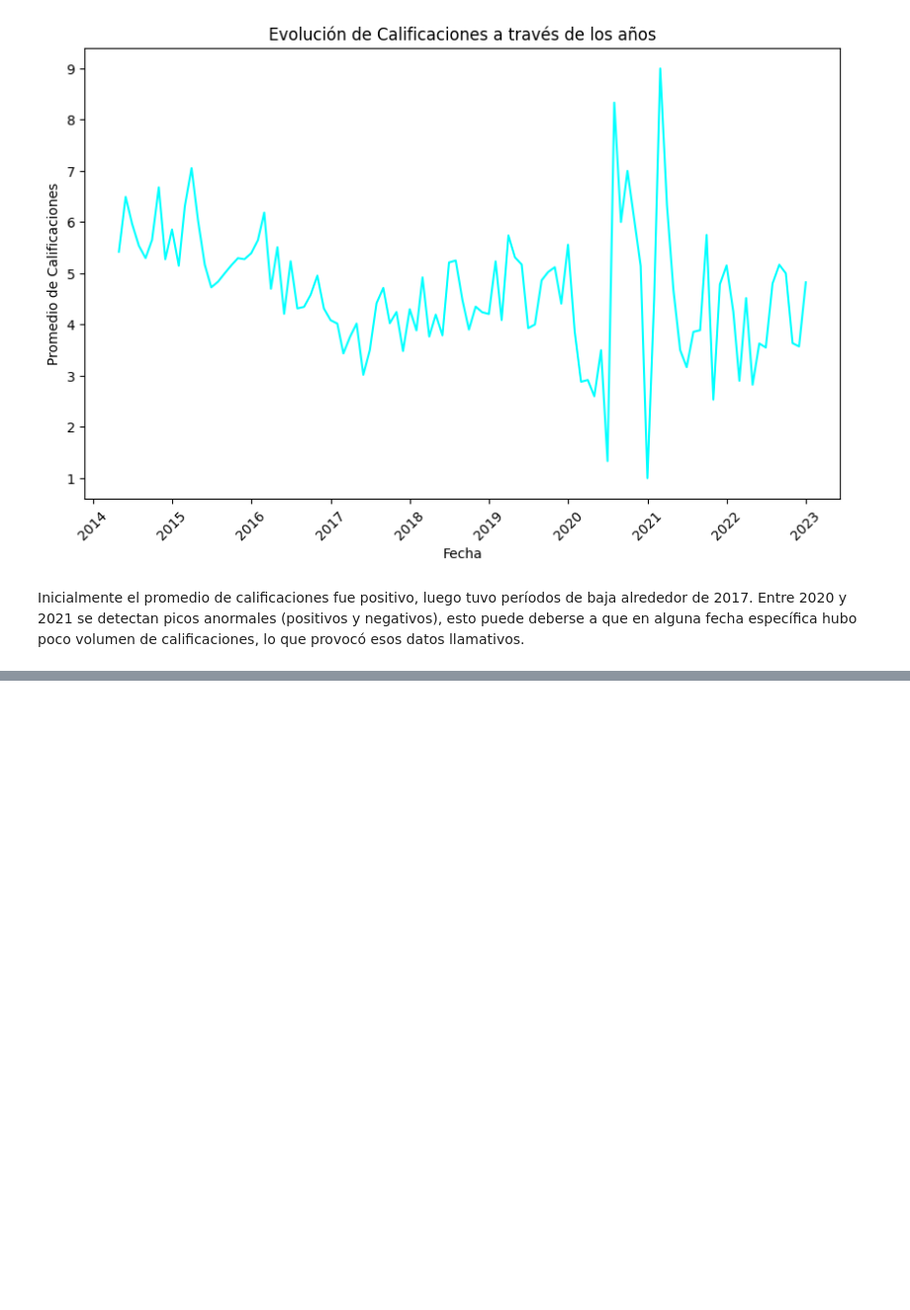
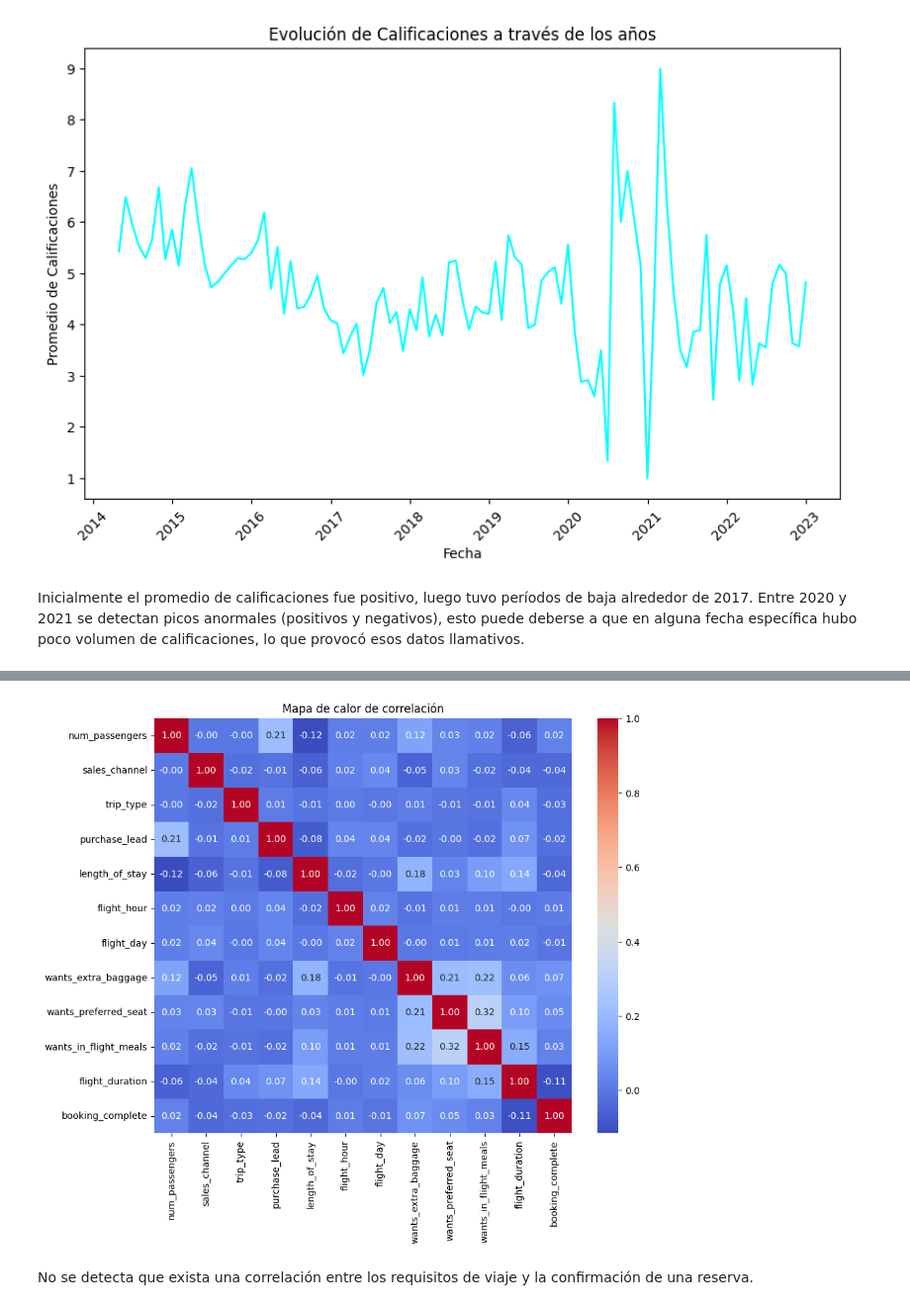
Before and after one commit to alexguttlein/TP1-AnalisisExploratorioDeDatos, a Jupyter notebook: TP1_Análisis_Exploratorio_de_Datos.ipynb, the cells around one changed output, grey strips where cells are left out. Shown at 99% size. Cells and saved outputs as stored; diff of their text form; code cells hidden in the pictures; blank space fills up the shorter version.

```diff
--- a/TP1_Análisis_Exploratorio_de_Datos.ipynb
+++ b/TP1_Análisis_Exploratorio_de_Datos.ipynb
@@ -382,0 +596,15 @@ Inicialmente el promedio de calificaciones fue positivo, luego tuvo períodos de
+# %%
+df_requisitos = customer_airways_cuant.copy()
+# %%
+#se procede a realizar un heatmap para ver si existe alguna correlacion entre los diferentes requisitos y la confirmación de reserva
+matriz_correlacion_req = df_requisitos.corr()
+
+#se realiza el heatmap
+plt.figure(figsize=(10, 8))
+sns.heatmap(matriz_correlacion_req, annot=True, cmap='coolwarm', fmt=".2f")
+plt.title('Mapa de calor de correlación')
+plt.show()
+# %% [output]
+[figure, added]
+# %% [markdown]
+No se detecta que exista una correlación entre los requisitos de viaje y la confirmación de una reserva.
```
Also changed, not shown: parts of 30 cells of this notebook.
